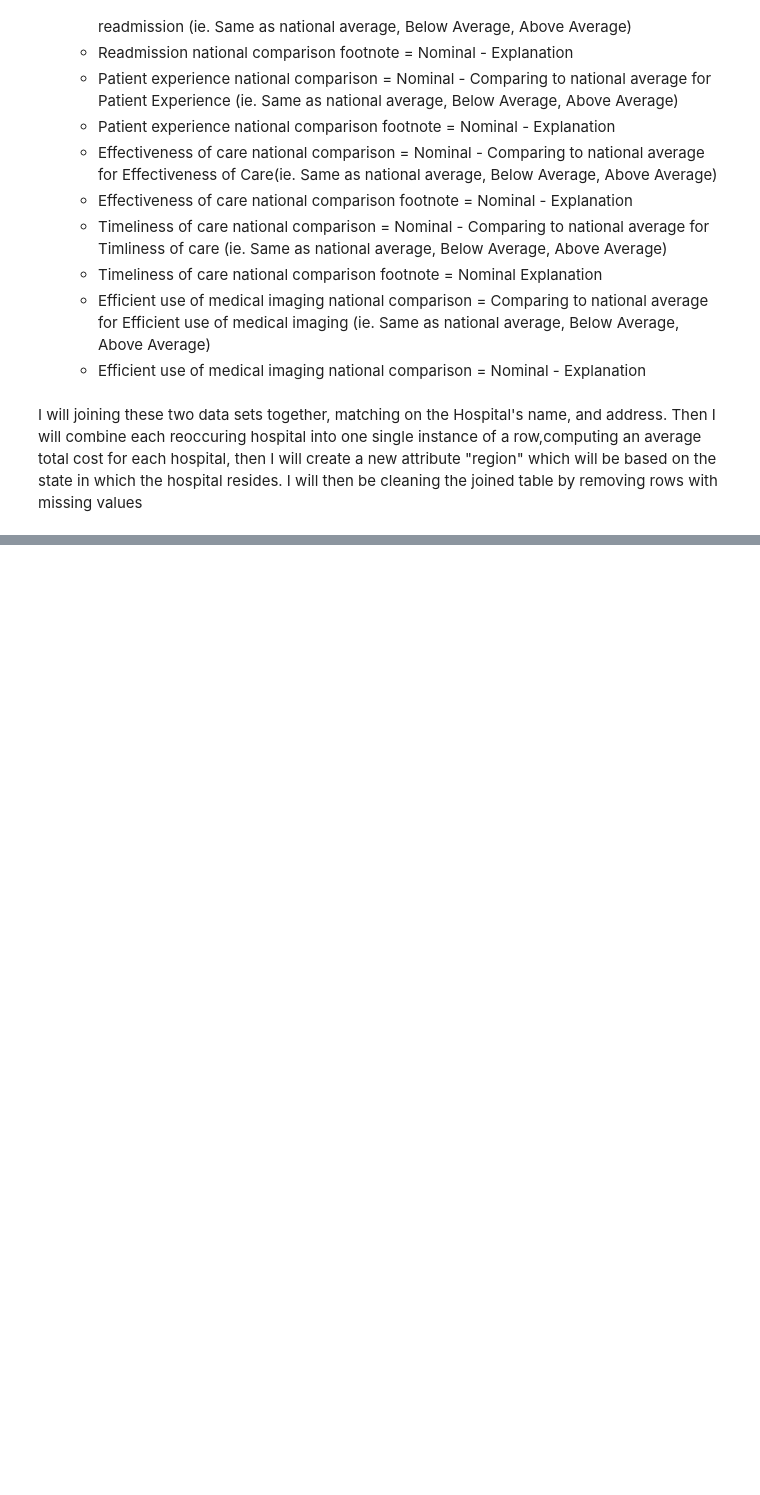
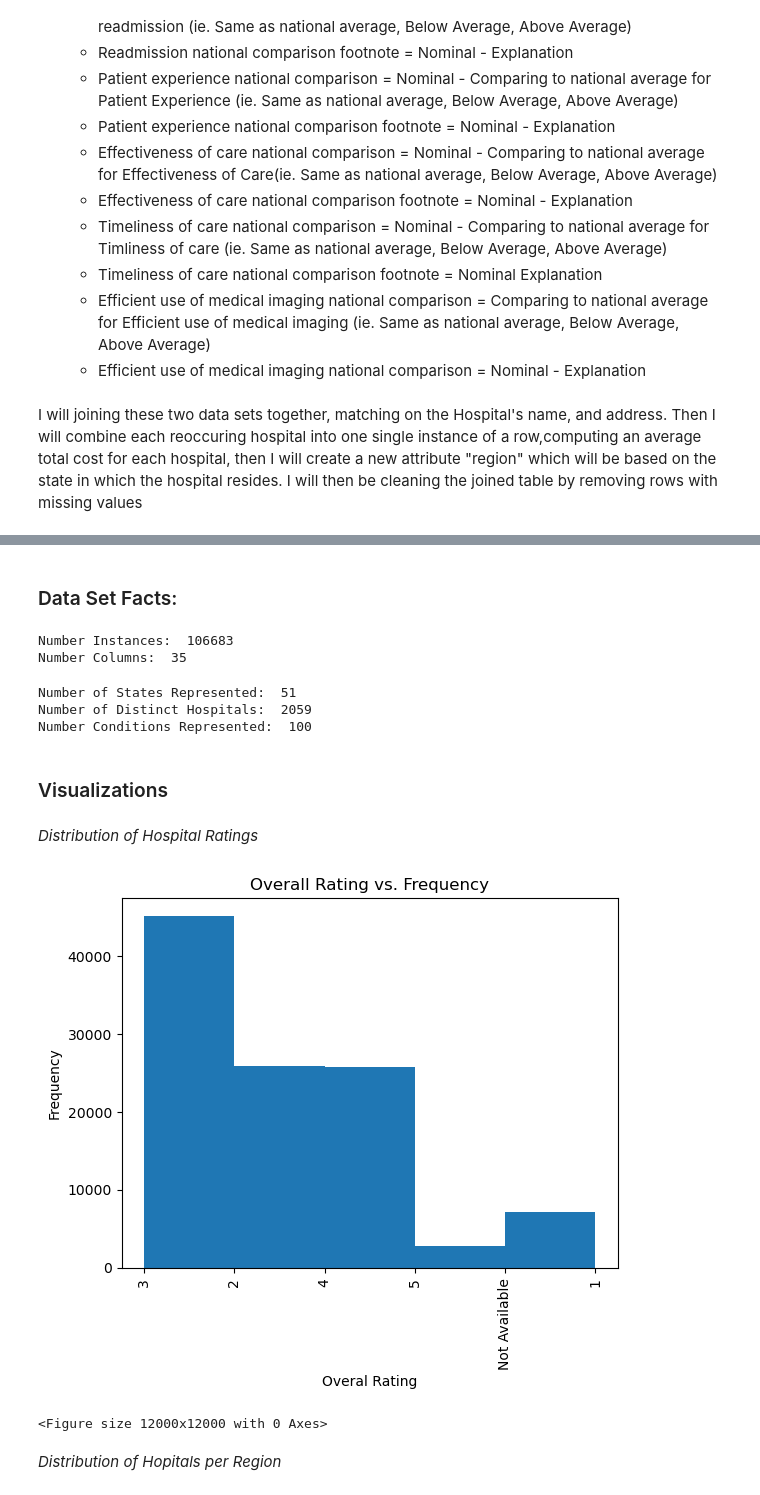
Before and after one commit to georgecalv/Hospital-Ratings-and-Cost, a Jupyter notebook: final_notebook.ipynb, the cells around one changed output, grey strips where cells are left out. Cells and saved outputs as stored; diff of their text form; code cells hidden in the pictures; blank space fills up the shorter version.

Commit message:
still need to finish visualizations

```diff
--- a/final_notebook.ipynb
+++ b/final_notebook.ipynb
@@ -65,0 +76,17 @@ I will joining these two data sets together, matching on the Hospital's name, an
+# %%
+inpatient_charges_table = DataTable(["DRG Definition","Provider Id","Hospital Name","Address","City",
+                                    "State","ZIP Code","Hospital Referral Region Description", "Total Discharges" ,
+                                    "Average Covered Charges" , "Average Total Payments ","Average Medicare Payments"])
+
+hospital_info_table = DataTable(["Provider ID","Hospital Name","Address","City","State","ZIP Code","County Name",
+                                "Phone Number","Hospital Type","Hospital Ownership","Emergency Services",
+                                "Meets criteria for meaningful use of EHRs","Hospital overall rating","Hospital overall rating footnote",
+                                "Mortality national comparison","Mortality national comparison footnote",
+                                "Safety of care national comparison","Safety of care national comparison footnote",
+                                "Readmission national comparison","Readmission national comparison footnote",
+                                "Patient experience national comparison","Patient experience national comparison footnote",
+                                "Effectiveness of care national comparison","Effectiveness of care national comparison footnote",
+                                "Timeliness of care national comparison","Timeliness of care national comparison footnote",
+                                "Efficient use of medical imaging national comparison","Efficient use of medical imaging national comparison footnote"])
+inpatient_charges_table.load("inpatientCharges.csv")
+hospital_info_table.load("Hospital General Information UTF-8.csv")
@@ -65,0 +96,30 @@ I will joining these two data sets together, matching on the Hospital's name, an
+# %%
+combined_table = DataTable.combine(inpatient_charges_table, hospital_info_table, ["Hospital Name", "Address", "City", "State", "ZIP Code"])
+del combined_table[0]
+# %% [markdown]
+### Data Set Facts:
+# %%
+print("Number Instances: ", combined_table.row_count())
+print("Number Columns: ", combined_table.column_count())
+# %% [output]
+Number Instances:  106683
+Number Columns:  35
+# %%
+print("Number of States Represented: ", len(distinct_values(combined_table, 'State')))
+print("Number of Distinct Hospitals: ", len(distinct_values(combined_table, "Hospital Name")))
+print("Number Conditions Represented: ", len(distinct_values(combined_table, "DRG Definition")))
+# %% [output]
+Number of States Represented:  51
+Number of Distinct Hospitals:  2059
+Number Conditions Represented:  100
+# %% [markdown]
+### Visualizations
+# %% [markdown]
+*Distribution of Hospital Ratings*
+# %%
+histogram(combined_table, "Hospital overall rating", 5, "Overal Rating", "Frequency", "Overall Rating vs. Frequency")
+# %% [output]
+[figure, added]
+<Figure size 12000x12000 with 0 Axes>
+# %% [markdown]
+*Distribution of Hopitals per Region*
```
Also changed, not shown: parts of 34 cells of this notebook.
